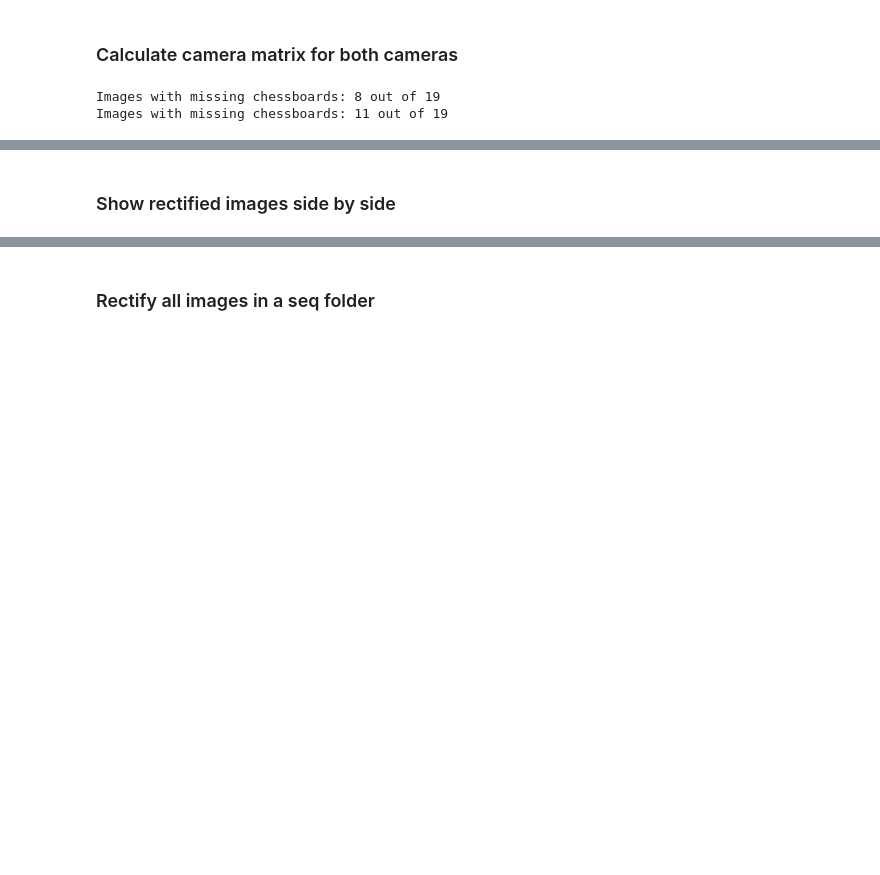
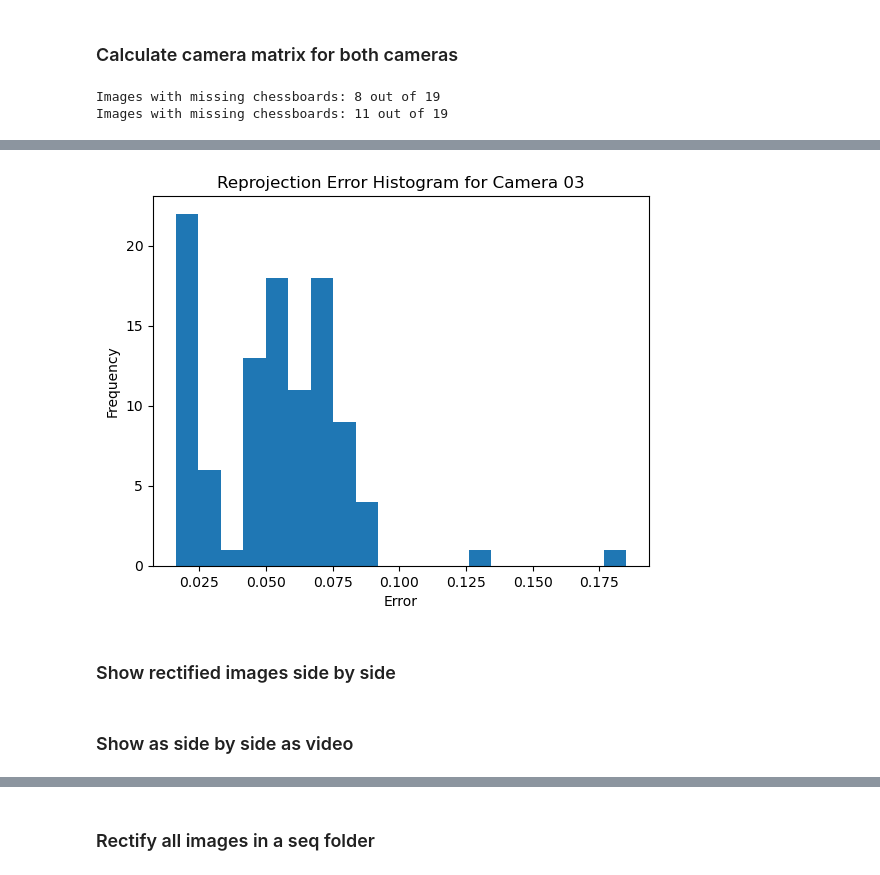
Before and after one commit to Stam21/PAS_Final_Project, a Jupyter notebook: CameraCalibration.ipynb, the cells around one changed output, grey strips where cells are left out. Cells and saved outputs as stored; diff of their text form; code cells hidden in the pictures; blank space fills up the shorter version.

```diff
--- a/CameraCalibration.ipynb
+++ b/CameraCalibration.ipynb
@@ -984,3 +287,20 @@ Images with missing chessboards: 11 out of 19
+# %%
+reprojection_errors = []
+for i in range(len(objpoints3)):
+    imgpoints3_proj, _ = cv2.projectPoints(objpoints3[i], rvecs3[i], tvecs3[i], mtx3, dist3)
+    error = cv2.norm(imgpoints3[i], imgpoints3_proj, cv2.NORM_L2)/len(imgpoints3_proj)
+    reprojection_errors.append(error)
+
+# Plot histogram
+import matplotlib.pyplot as plt
+
+plt.hist(reprojection_errors, bins=20)
+plt.title('Reprojection Error Histogram for Camera 03')
+plt.xlabel('Error')
+plt.ylabel('Frequency')
+plt.show()
+# %% [output]
+[figure, added]
 # %% [markdown]
 ### Show rectified images side by side
 # %%
@@ -1045,4 +365,6 @@ for left_img_path, right_img_path in zip(left_images, right_images):
         break
 
 cv2.destroyAllWindows()
+# %% [markdown]
+### Show as side by side as video
 # %%
```
Also changed, not shown: parts of 34 cells of this notebook, 1 other file.
